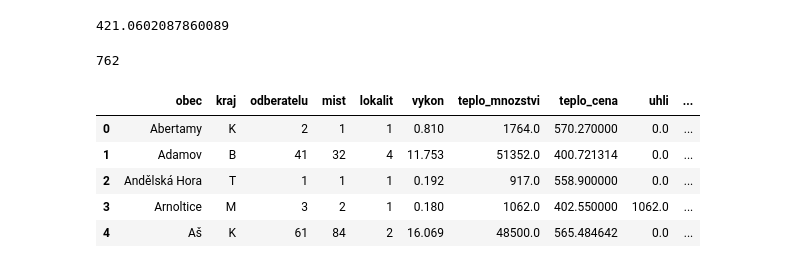
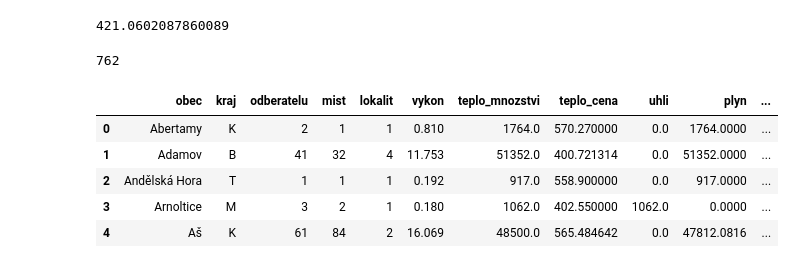
Before and after one commit to jandolezal/ceny-tepla, a Jupyter notebook: 2018/obce_z_lokalit_primo.ipynb, the cells around one changed output. Cells and saved outputs as stored; diff of their text form; code cells hidden in the pictures.

```diff
--- a/2018/obce_z_lokalit_primo.ipynb
+++ b/2018/obce_z_lokalit_primo.ipynb
@@ -105,17 +105,19 @@ obce['teplo_cena'] = grouped.apply(lambda x: np.average(x['dod_cena'], weights=x
 # %%
 for palivo in ['uhli', 'plyn', 'biomasa', 'olej', 'ostatni']:
     obce[palivo] = grouped[palivo].sum()
+
+for palivo in ['uhli', 'plyn', 'biomasa', 'olej', 'ostatni']:
     obce[f'pod_{palivo}'] = obce[f'{palivo}']/obce['teplo_mnozstvi']
 
 obce = obce.reset_index(drop=True)
 obce[:5]
 # %% [output]
-|  | obec | kraj | odberatelu | mist | lokalit | vykon | teplo_mnozstvi | teplo_cena | uhli | ... |
-| 0 | Abertamy | K | 2 | 1 | 1 | 0.810 | 1764.0 | 570.270000 | 0.0 | ... |
-| 1 | Adamov | B | 41 | 32 | 4 | 11.753 | 51352.0 | 400.721314 | 0.0 | ... |
-| 2 | Andělská Hora | T | 1 | 1 | 1 | 0.192 | 917.0 | 558.900000 | 0.0 | ... |
-| 3 | Arnoltice | M | 3 | 2 | 1 | 0.180 | 1062.0 | 402.550000 | 1062.0 | ... |
-| 4 | Aš | K | 61 | 84 | 2 | 16.069 | 48500.0 | 565.484642 | 0.0 | ... |
+|  | obec | kraj | odberatelu | mist | lokalit | vykon | teplo_mnozstvi | teplo_cena | uhli | plyn | ... |
+| 0 | Abertamy | K | 2 | 1 | 1 | 0.810 | 1764.0 | 570.270000 | 0.0 | 1764.0000 | ... |
+| 1 | Adamov | B | 41 | 32 | 4 | 11.753 | 51352.0 | 400.721314 | 0.0 | 51352.0000 | ... |
+| 2 | Andělská Hora | T | 1 | 1 | 1 | 0.192 | 917.0 | 558.900000 | 0.0 | 917.0000 | ... |
+| 3 | Arnoltice | M | 3 | 2 | 1 | 0.180 | 1062.0 | 402.550000 | 1062.0 | 0.0000 | ... |
+| 4 | Aš | K | 61 | 84 | 2 | 16.069 | 48500.0 | 565.484642 | 0.0 | 47812.0816 | ... |
 # %%
 # Shrnutí cen tepla podle paliva při 100% podílu paliva v obci
 columns = ['palivo', 'podil', 'count', 'wmean', 'mean',\
```
Also changed, not shown: parts of 1 cell of this notebook, 3 other files.
